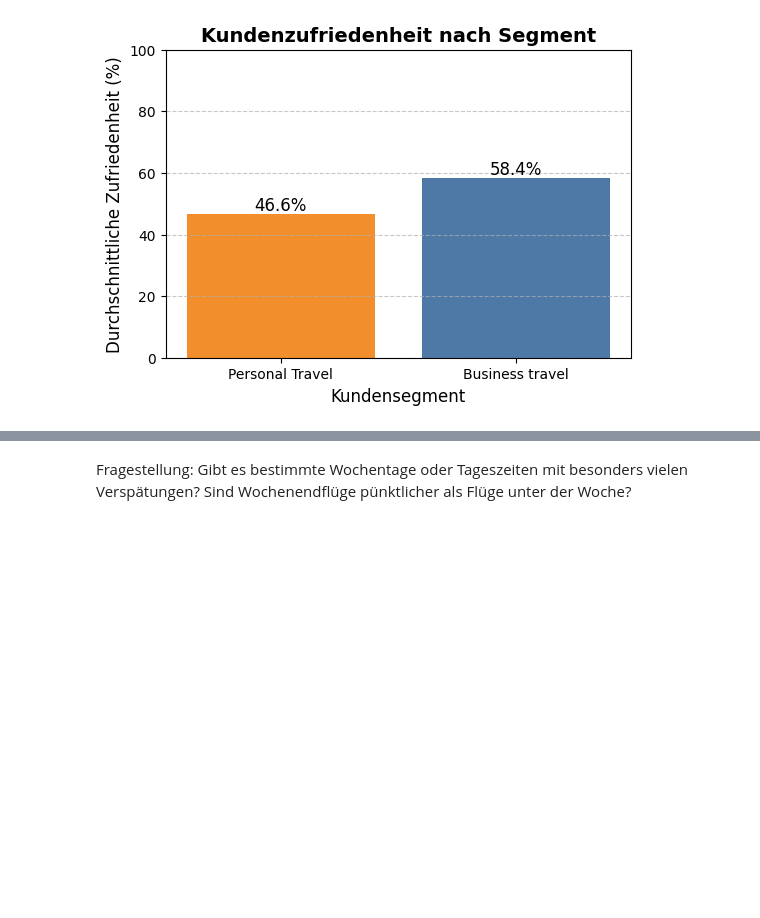
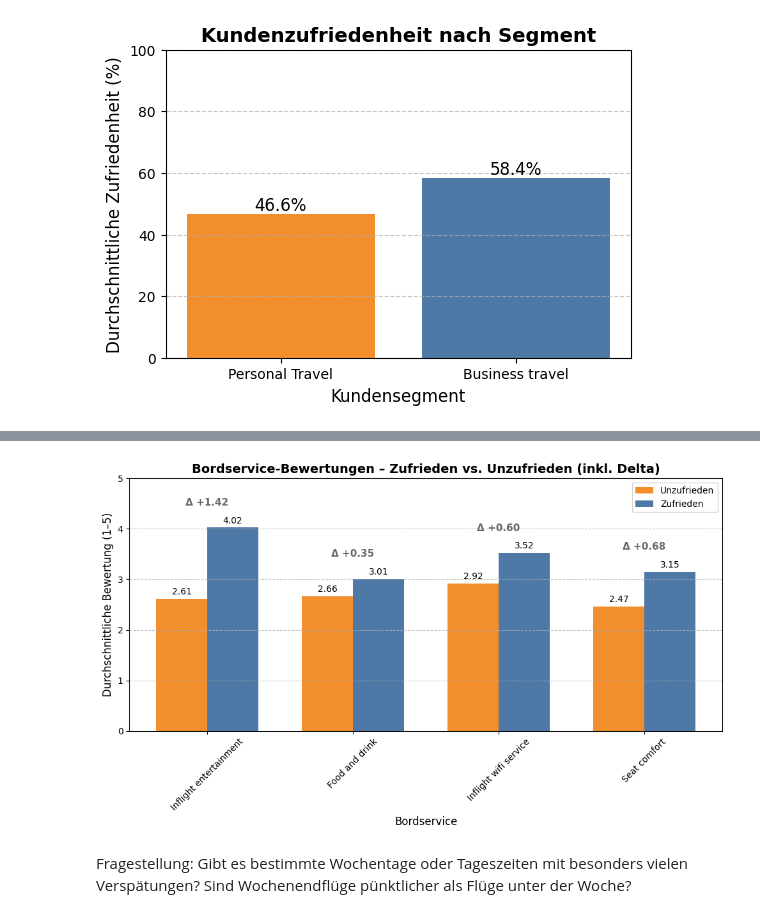
Before and after one commit to DivinitasMaxima/BINA-REPO, a Jupyter notebook: BINA_1.ipynb, the cells around one changed output, grey strips where cells are left out. Cells and saved outputs as stored; diff of their text form; code cells hidden in the pictures; blank space fills up the shorter version.

Commit message:
zu Analyse Zufriedenheit

```diff
--- a/BINA_1.ipynb
+++ b/BINA_1.ipynb
@@ -348,3 +360,66 @@ plt.show()
+# %%
+import pandas as pd
+import matplotlib.pyplot as plt
+import numpy as np
+
+# Daten laden
+url = "https://raw.githubusercontent.com/DivinitasMaxima/BINA-REPO/refs/heads/main/data/data/Invistico_Airline.csv"
+df = pd.read_csv(url)
+df.dropna(inplace=True)
+
+# Zufriedenheit binär kodieren
+df["satisfaction"] = df["satisfaction"].map({"satisfied": 1, "dissatisfied": 0})
+
+# Bordservices
+bord_services = ['Inflight entertainment', 'Food and drink', 'Inflight wifi service', 'Seat comfort']
+
+# Durchschnittswerte je Gruppe berechnen
+grouped = df.groupby("satisfaction")[bord_services].mean()
+delta = grouped.loc[1] - grouped.loc[0]
+
+# Plot-Daten vorbereiten
+labels = bord_services
+x = np.arange(len(labels))
+width = 0.35
+
+fig, ax = plt.subplots(figsize=(10, 6))
+
+# Balken zeichnen
+bars1 = ax.bar(x - width/2, grouped.loc[0], width, label='Unzufrieden', color="#F28E2B")
+bars2 = ax.bar(x + width/2, grouped.loc[1], width, label='Zufrieden', color="#4E79A7")
+
+# Balkenbeschriftungen für beide Gruppen
+for bar in bars1:
+    height = bar.get_height()
+    ax.text(bar.get_x() + bar.get_width()/2, height + 0.05,
+            f"{height:.2f}", ha='center', va='bottom', fontsize=10, color="black")
+
+for bar in bars2:
+    height = bar.get_height()
+    ax.text(bar.get_x() + bar.get_width()/2, height + 0.05,
+            f"{height:.2f}", ha='center', va='bottom', fontsize=10, color="black")
+
+# Delta-Werte oberhalb der Balkenpaare
+for i, label in enumerate(labels):
+    diff = delta[label]
+    max_height = max(grouped.loc[0, label], grouped.loc[1, label])
+    ax.text(x[i], max_height + 0.4, f"Δ {diff:+.2f}",
+            ha='center', va='bottom', fontsize=11, fontweight='bold', color="dimgray")
+
+# Achsen & Stil
+ax.set_ylabel('Durchschnittliche Bewertung (1–5)', fontsize=12)
+ax.set_xlabel('Bordservice', fontsize=12)
+ax.set_title('Bordservice-Bewertungen – Zufrieden vs. Unzufrieden (inkl. Delta)', fontsize=14, weight='bold')
+ax.set_xticks(x)
+ax.set_xticklabels(labels, rotation=45)
+ax.legend()
+ax.set_ylim(0, 5)
+ax.grid(axis='y', linestyle="--", alpha=0.7)
+
+plt.tight_layout()
+plt.show()
+# %% [output]
+[figure, added]
 # %% [markdown]
 Fragestellung: Gibt es bestimmte Wochentage oder Tageszeiten mit besonders vielen Verspätungen? Sind Wochenendflüge pünktlicher als Flüge unter der Woche?
 # %%
```
Also changed, not shown: parts of 1 cell of this notebook.
